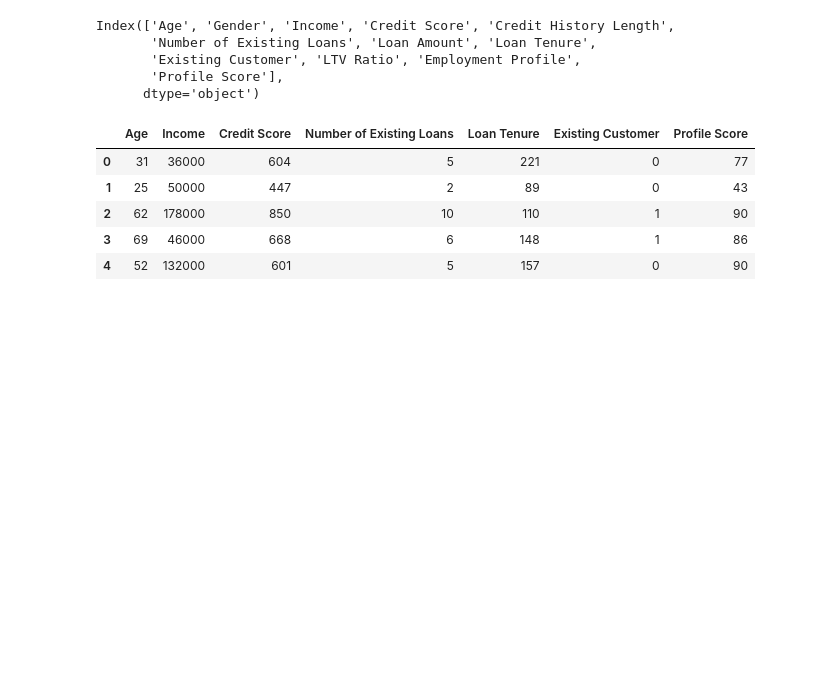
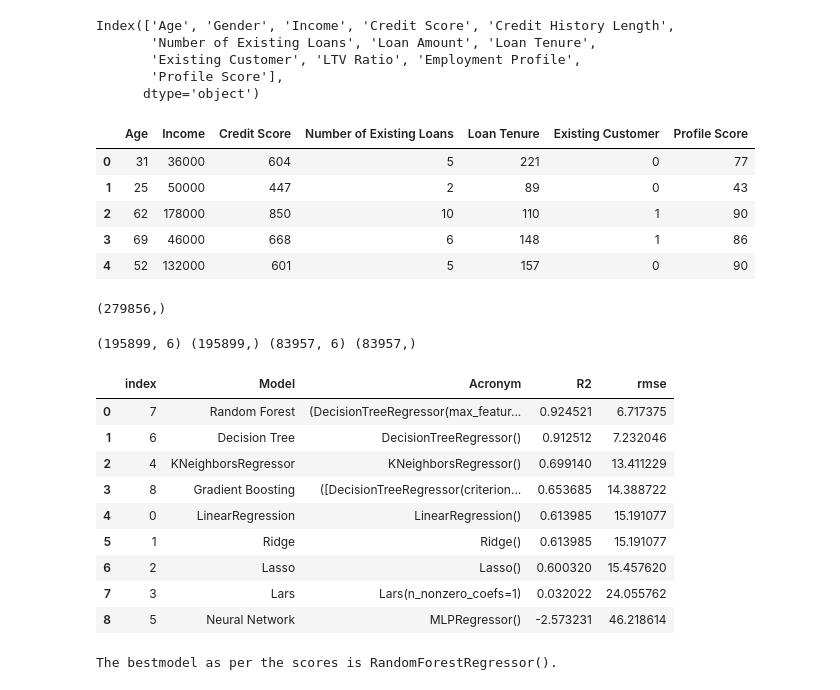
Before and after one commit to saptarshipal1/Two_wheeler_loan, a Jupyter notebook: Two_wheeler_loan.ipynb, the cells around one changed output. Drawn from its saved outputs; the diff is of its cells as text; code cells hidden in the pictures; blank space fills up the shorter version.

```diff
--- a/Two_wheeler_loan.ipynb
+++ b/Two_wheeler_loan.ipynb
@@ -179,3 +185,18 @@ df1.head()
 | 2 | 62 | 178000 | 850 | 10 | 110 | 1 | 90 |
 | 3 | 69 | 46000 | 668 | 6 | 148 | 1 | 86 |
 | 4 | 52 | 132000 | 601 | 5 | 157 | 0 | 90 |
+# %%
+df2 = df1.copy()
+# %%
+X = df2.drop(columns = ['Profile Score'])
+y = df2['Profile Score']
+# %%
+y.shape
+# %% [output]
+(279856,)
+# %%
+X_train, X_test, y_train, y_test = train_test_split(X,y,train_size=0.7,random_state=23,shuffle = False)
+# %%
+print(X_train.shape,y_train.shape,X_test.shape,y_test.shape)
+# %% [output]
+(195899, 6) (195899,) (83957, 6) (83957,)
@@ -181,0 +268,38 @@ df1.head()
+# %%
+Model_score = pd.DataFrame({'Model': [
+    "LinearRegression",
+    "Ridge",
+    "Lasso",
+    "Lars",
+    "KNeighborsRegressor",
+    "Neural Network",
+    "Decision Tree",
+    "Random Forest",
+    "Gradient Boosting"
+]
+,'Acronym':[model_lr,model_ridge,model_lasso,model_lars,model_knn,model_nn,model_dt,model_rf,model_gbr
+
+]
+,'R2':[R2_lr,R2_ridge,R2_lasso,R2_lars,R2_knn,R2_nn,R2_dt,R2_rf,R2_gbr
+       ]
+,'rmse': [rmse_lr,rmse_ridge,rmse_lasso,rmse_lars,rmse_knn,rmse_nn,rmse_dt,rmse_rf,rmse_gbr
+    ]}).sort_values(by=['R2','rmse'],ascending=[False,True]).reset_index()
+
+Model_score
+# %% [output]
+|  | index | Model | Acronym | R2 | rmse |
+| 0 | 7 | Random Forest | (DecisionTreeRegressor(max_featur... | 0.924521 | 6.717375 |
+| 1 | 6 | Decision Tree | DecisionTreeRegressor() | 0.912512 | 7.232046 |
+| 2 | 4 | KNeighborsRegressor | KNeighborsRegressor() | 0.699140 | 13.411229 |
+| 3 | 8 | Gradient Boosting | ([DecisionTreeRegressor(criterion... | 0.653685 | 14.388722 |
+| 4 | 0 | LinearRegression | LinearRegression() | 0.613985 | 15.191077 |
+| 5 | 1 | Ridge | Ridge() | 0.613985 | 15.191077 |
+| 6 | 2 | Lasso | Lasso() | 0.600320 | 15.457620 |
+| 7 | 3 | Lars | Lars(n_nonzero_coefs=1) | 0.032022 | 24.055762 |
+| 8 | 5 | Neural Network | MLPRegressor() | -2.573231 | 46.218614 |
+# %%
+best_model = Model_score['Acronym'][0]
+print("The bestmodel as per the scores is " + str(best_model) + '.')
+pred_values = best_model.predict(X_test)
+# %% [output]
+The bestmodel as per the scores is RandomForestRegressor().
```
Also changed, not shown: parts of 3 cells of this notebook.
